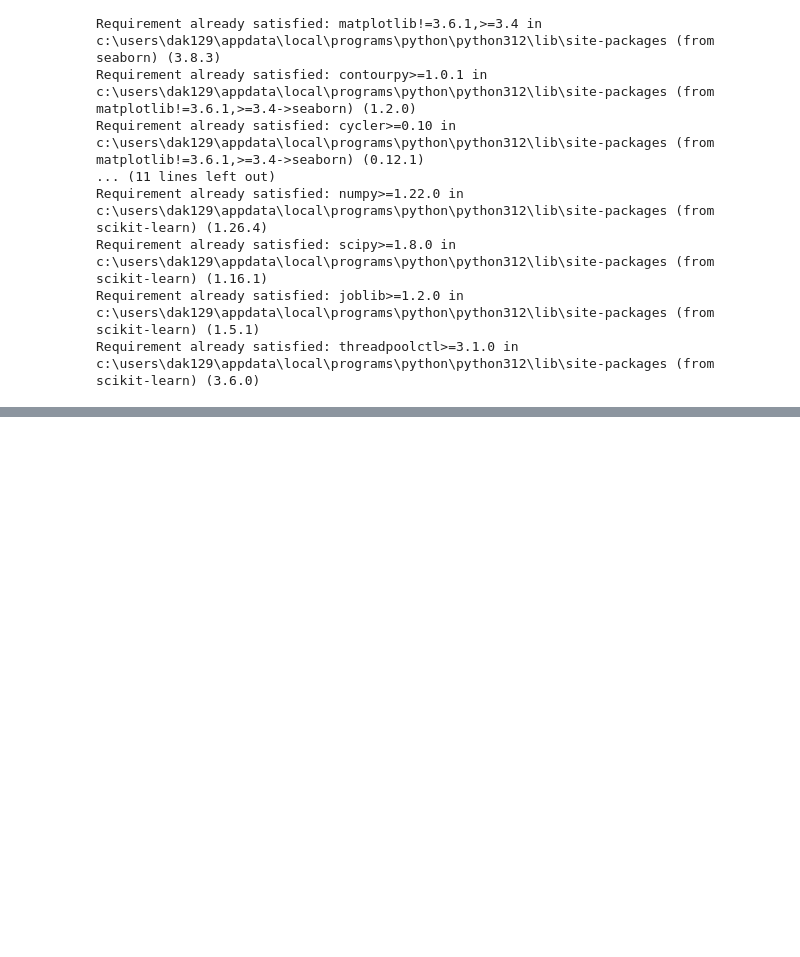
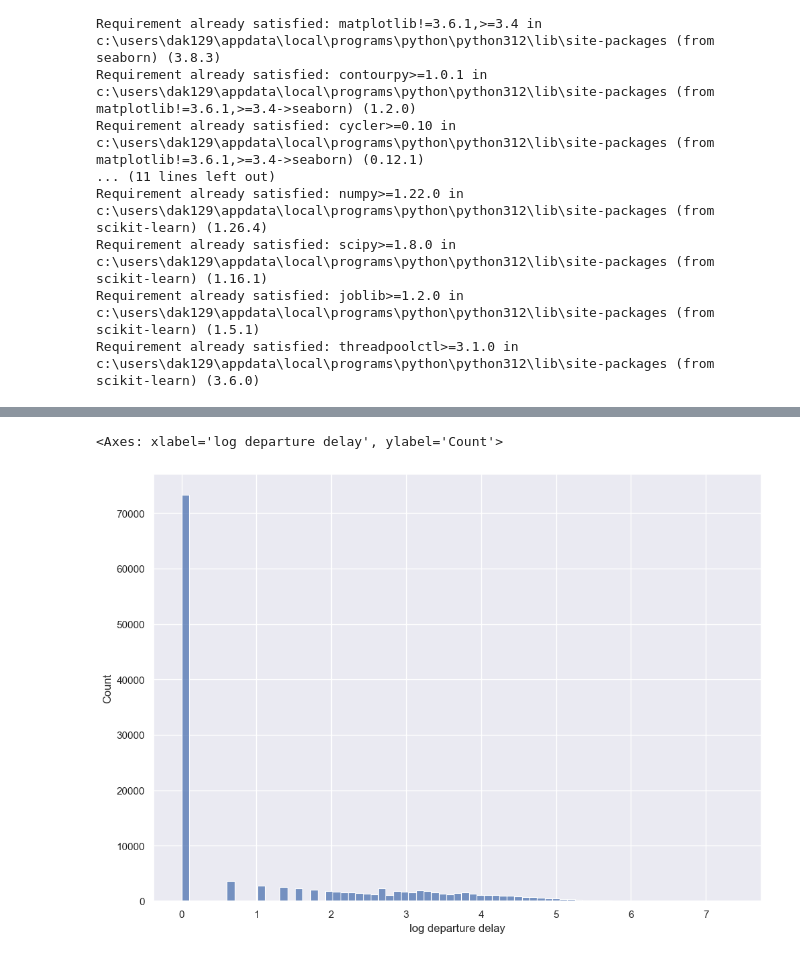
Before and after one commit to dak129/sirius_ml, a Jupyter notebook: logistic.ipynb, the cells around one changed output, grey strips where cells are left out. Saved outputs shown, nothing was run; the diff lists cells and outputs as text; code cells hidden in the pictures; blank space fills up the shorter version.

```diff
--- a/logistic.ipynb
+++ b/logistic.ipynb
@@ -29,0 +142,6 @@ data = pd.read_csv('data.csv', sep=',')
+# %%
+log_departure_delay = np.log1p(data['Departure Delay in Minutes']) # ln (1 + x)
+sns.histplot(log_departure_delay)
+# %% [output]
+<Axes: xlabel='log departure delay', ylabel='Count'>
+[figure, added]
```
Also changed, not shown: parts of 14 cells of this notebook.
